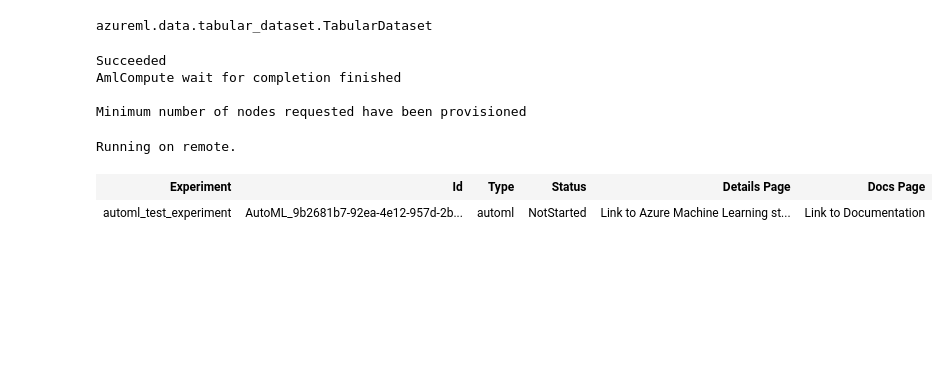
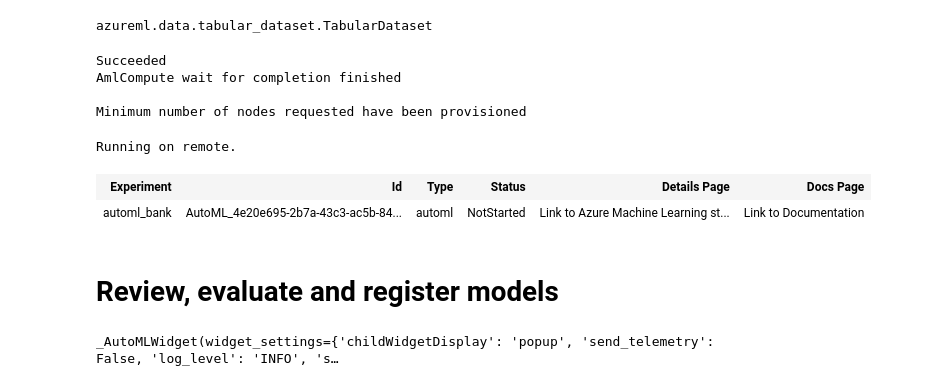
Before and after one commit to scign/amlproject1, a Jupyter notebook: udacity-project.ipynb, the cells around one changed output. Saved outputs shown, nothing was run; the diff lists cells and outputs as text; code cells hidden in the pictures; blank space fills up the shorter version.

```diff
--- a/udacity-project.ipynb
+++ b/udacity-project.ipynb
@@ -237,15 +230,19 @@ Minimum number of nodes requested have been provisioned
 # %%
 # Submit your automl run
 
 from azureml.core.experiment import Experiment
 
-automl_exp = Experiment(ws, "automl_test_experiment")
+automl_exp = Experiment(ws, "automl_bank")
 automl_run = automl_exp.submit(config=automl_config)
 automl_run
 # %% [output]
 Running on remote.
 | Experiment | Id | Type | Status | Details Page | Docs Page |
-| automl_test_experiment | AutoML_9b2681b7-92ea-4e12-957d-2b... | automl | NotStarted | Link to Azure Machine Learning st... | Link to Documentation |
+| automl_bank | AutoML_4e20e695-2b7a-43c3-ac5b-84... | automl | NotStarted | Link to Azure Machine Learning st... | Link to Documentation |
+# %% [markdown]
+# Review, evaluate and register models
 # %%
 from azureml.widgets import RunDetails
 RunDetails(automl_run).show()
+# %% [output]
+_AutoMLWidget(widget_settings={'childWidgetDisplay': 'popup', 'send_telemetry': False, 'log_level': 'INFO', 's…
```
Also changed, not shown: parts of 27 cells of this notebook, 6 other files.
